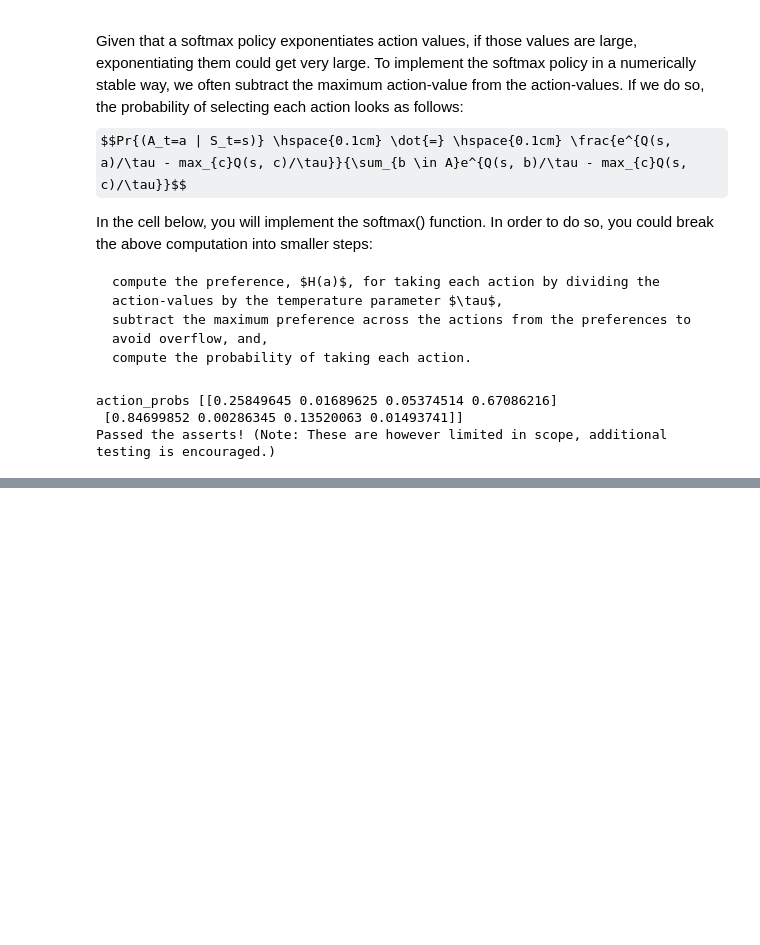
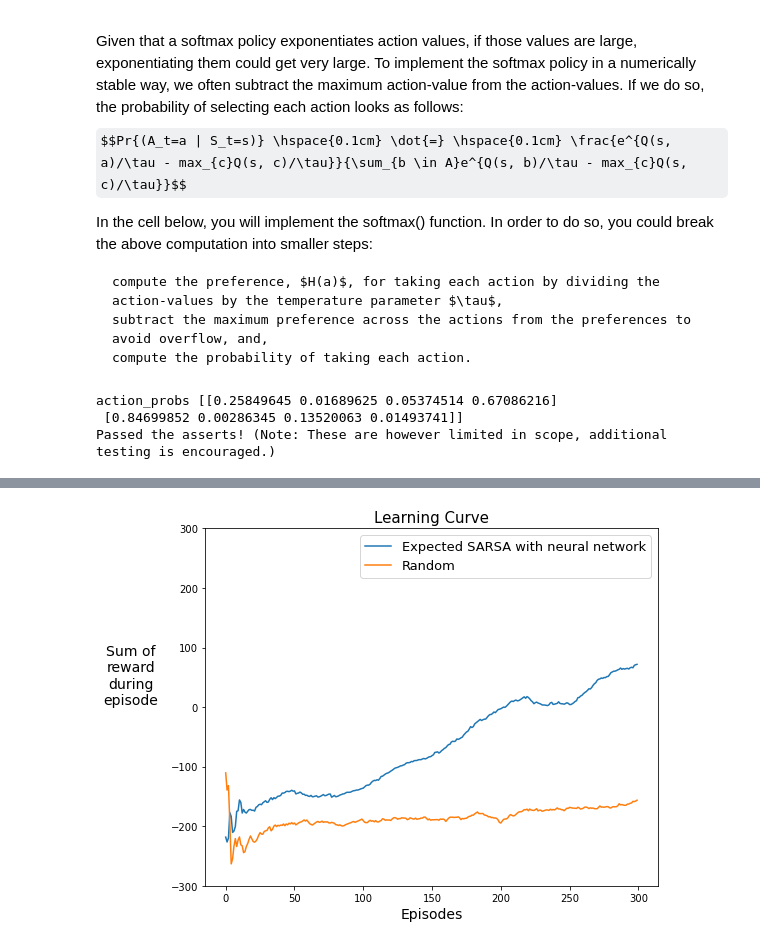
Before and after one commit to anuragk1/RL-Capstone, a Jupyter notebook: Week 5/Untitled.ipynb, the cells around one changed output, grey strips where cells are left out. Cells and saved outputs as stored; diff of their text form; code cells hidden in the pictures; some formulas as TeX source; blank space fills up the shorter version.

```diff
--- a/Week 5/Untitled.ipynb
+++ b/Week 5/Untitled.ipynb
@@ -359,0 +902,4 @@ Passed the asserts! (Note: These are however limited in scope, additional testin
+# %%
+plot_result(["expected_sarsa_agent", "random_agent"])
+# %% [output]
+[figure, added]
```
Also changed, not shown: parts of 12 cells of this notebook, 2 other files.
